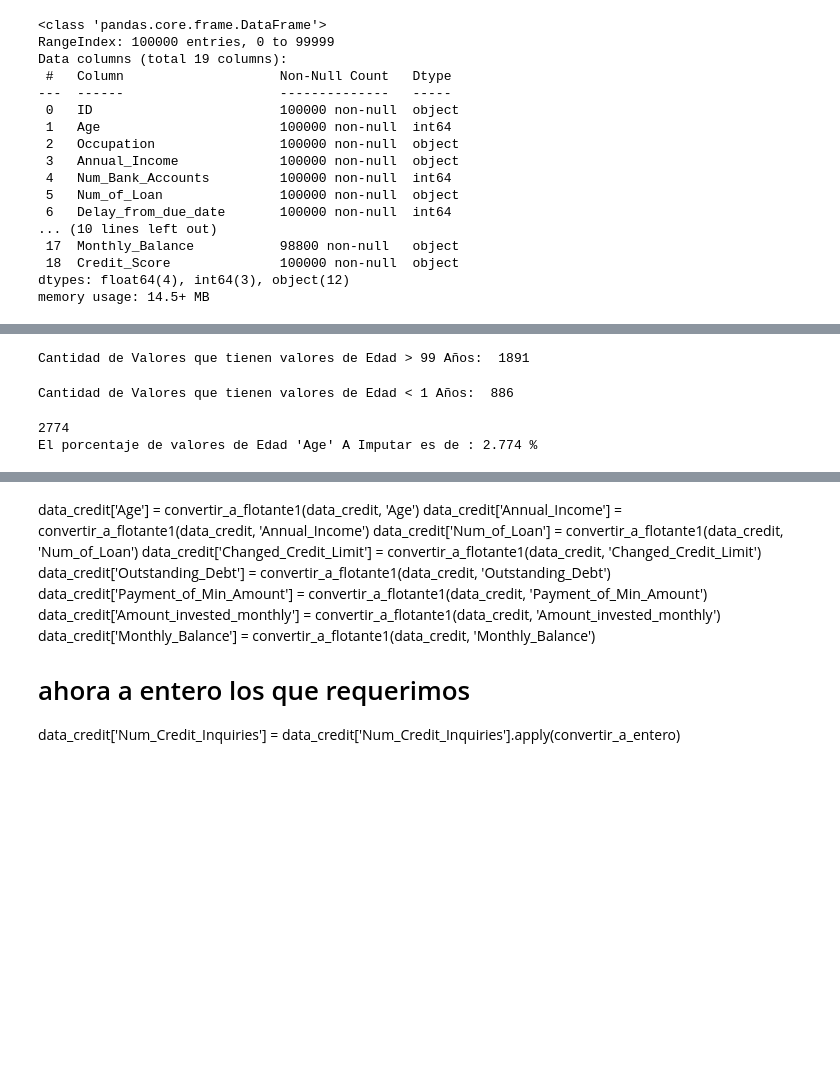
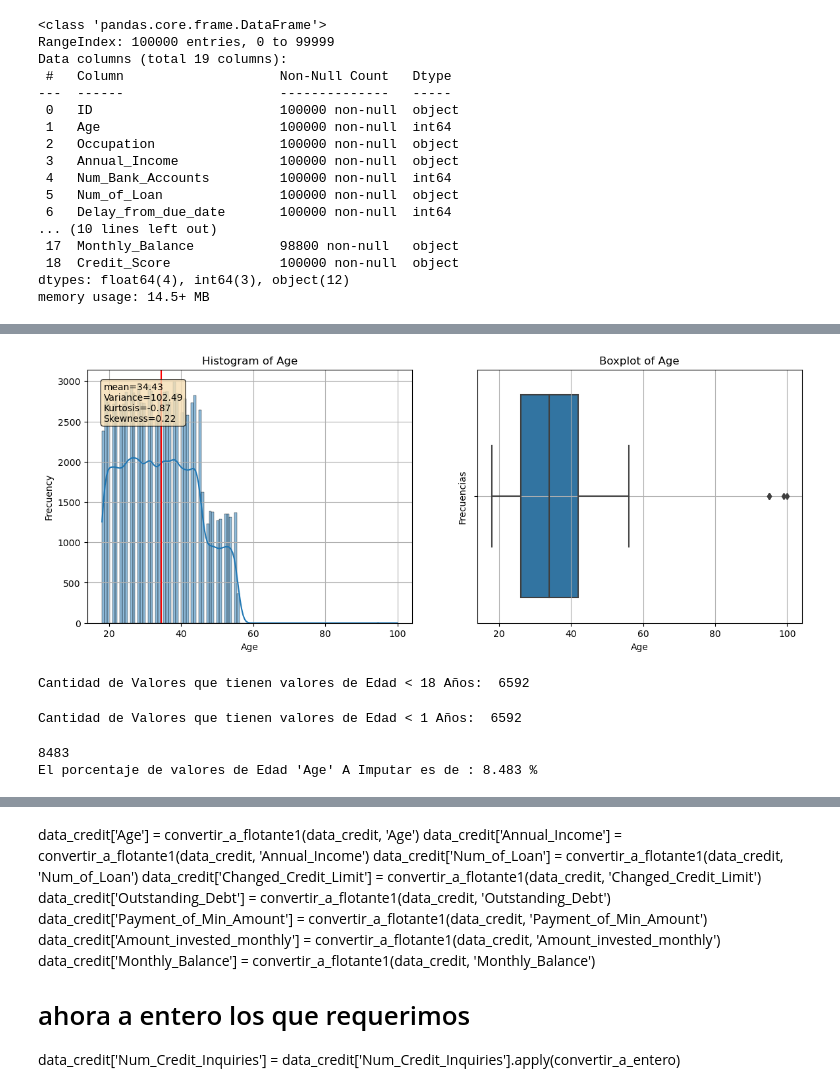
Before and after one commit to richardriveros/Taller_Final_DC_UTPC, a Jupyter notebook: 1)_Modulo_1_EDA-Taller-V6.ipynb, the cells around one changed output, grey strips where cells are left out. Cells and saved outputs as stored; diff of their text form; code cells hidden in the pictures; blank space fills up the shorter version.

```diff
--- a/1)_Modulo_1_EDA-Taller-V6.ipynb
+++ b/1)_Modulo_1_EDA-Taller-V6.ipynb
@@ -822,24 +885,33 @@ data_credit.describe()
+# %%
+# Vamos a ver la distribución de la Edad
+# Distribución (histograma) de la variable cantidad de alquileres
+histogram_box(data_credit, 'Age')
+# %% [output]
+[figure, added]
+# %%
+# Se encontraron en el dataset valores desde -500 años, que también son Outliers
+# Vamos a contar los valores que tienen Edad Negativa o hasta Menores de 18 años.
+### Cuenta entre >=10 a <18 Añps### - primero
+##  Entre >=1 < 10 - segundo
+### Los Menores a
+### revisar un patron entre los negativos y superiores a 100 --- revisar
+### --- Edad-Movimientos-? Relacion
+
+age18 = data_credit['Age'].apply(lambda x: float(x) if float(x) <18 else None).count()
+print("Cantidad de Valores que tienen valores de Edad < 18 Años: ", age18)
+# %% [output]
+Cantidad de Valores que tienen valores de Edad < 18 Años:  6592
 # %%
-age110 = data_credit['Age'].apply(lambda x: float(x) if float(x) >99 else None).count()
-print("Cantidad de Valores que tienen valores de Edad > 99 Años: ", age110)
+# Se encontraron en el dataset valores desde -500 años, que también son Outliers
+# Vamos a contar los valores que tienen Edad Negativa o hasta Menores de 18 años.
+age18 = data_credit['Age'].apply(lambda x: float(x) if float(x) <18 else None).count()
+print("Cantidad de Valores que tienen valores de Edad < 18 Años: ", age18)
 # %% [output]
-Cantidad de Valores que tienen valores de Edad > 99 Años:  1891
+Cantidad de Valores que tienen valores de Edad < 1 Años:  6592
-# %%
-# Se encontraron valores desde los 14 años con registro en el dataset
-# Vamos a contar los valores que tienen Edad Negativa o 0 años, que es igual a la cantidad de edad <14 años.
-age1 = data_credit['Age'].apply(lambda x: float(x) if float(x) <1 else None).count()
-print("Cantidad de Valores que tienen valores de Edad < 1 Años: ", age1)
-# %% [output]
-Cantidad de Valores que tienen valores de Edad < 1 Años:  886
 # %%
-cantidad_valores_imputar=age110+age1
+cantidad_valores_imputar=age100+age18
 print(cantidad_valores_imputar)
 print("El porcentaje de valores de Edad 'Age' A Imputar es de :", (cantidad_valores_imputar/100000)*100 , '%')
-# estos se pueden Eliminar
-# crearun dataframe para los datos que están dentro de la distribución
-# luego se calcula la edad promedio --
-# crear un dataframe
-# utilizar exploracion de ML de KNN
 # %% [output]
-2774
-El porcentaje de valores de Edad 'Age' A Imputar es de : 2.774 %
+8483
+El porcentaje de valores de Edad 'Age' A Imputar es de : 8.483 %
```
Also changed, not shown: parts of 21 cells of this notebook.
